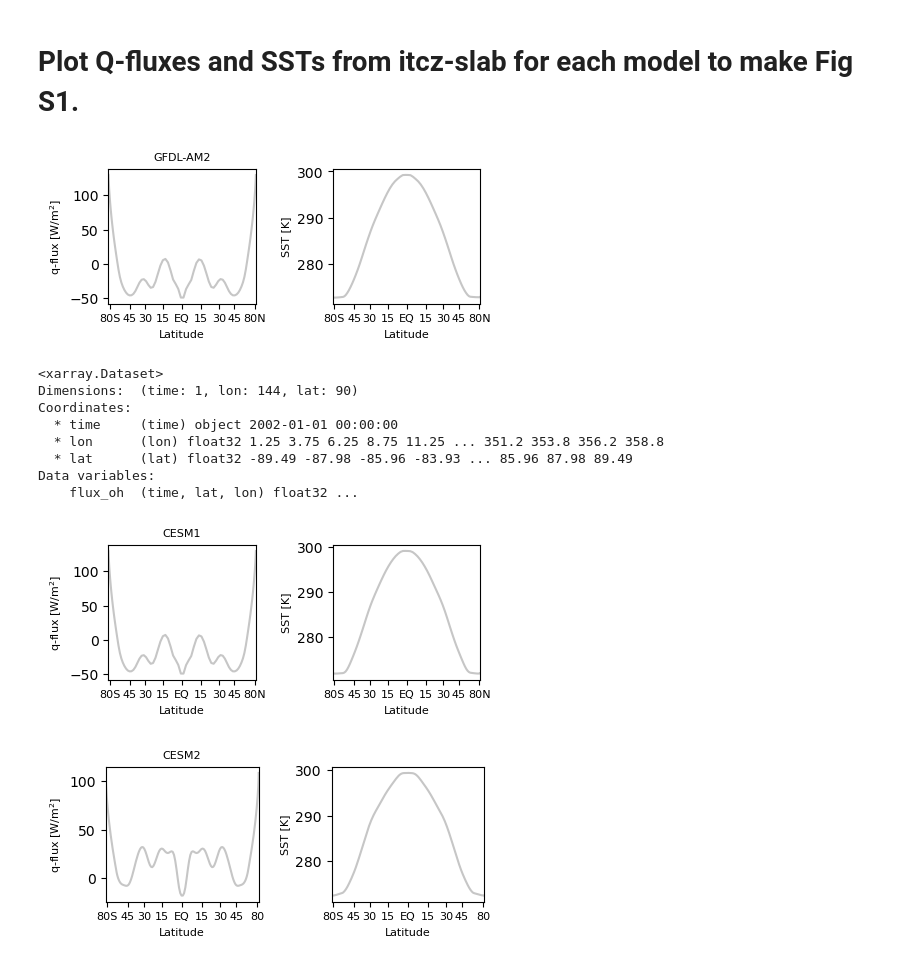
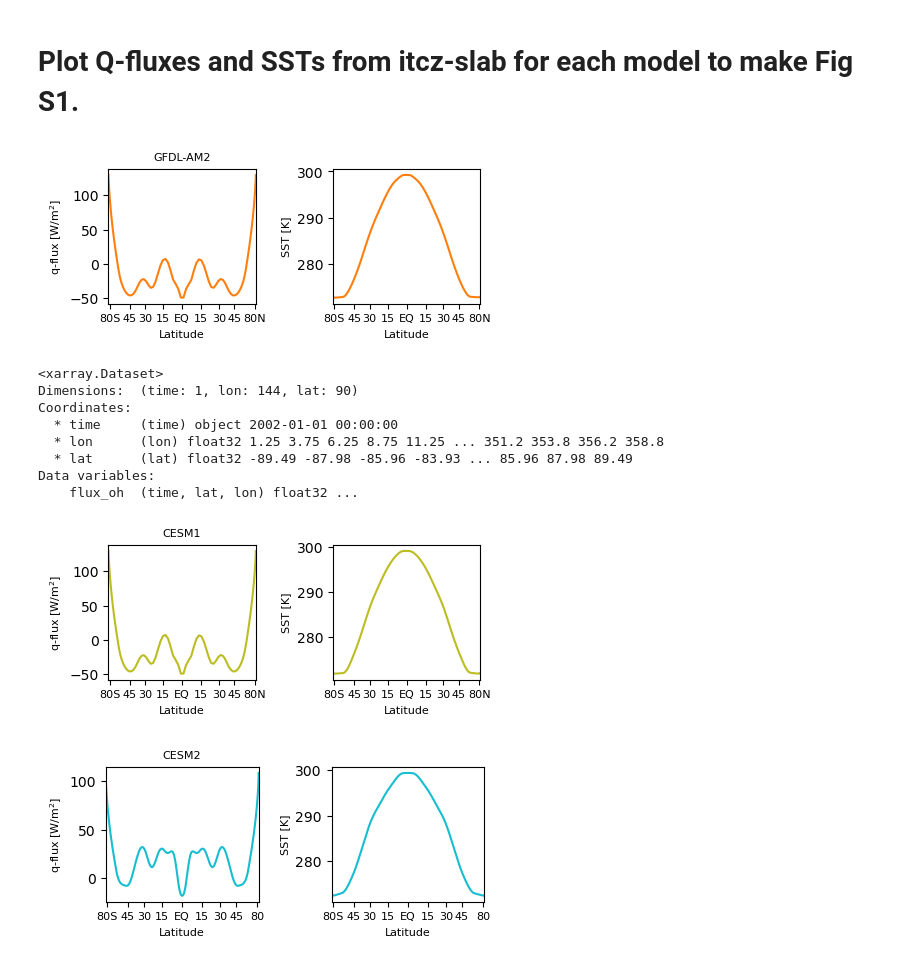
Before and after one commit to apendergrass/width-itcz-mip, a Jupyter notebook: plot-SST-F.ipynb, the cells around one changed output. Cells and saved outputs as stored; diff of their text form; code cells hidden in the pictures.

Commit message:
updated supp figure to debug notebook and also plot each mode's flux with correct color

```diff
--- a/plot-SST-F.ipynb
+++ b/plot-SST-F.ipynb
@@ -189,7 +181,7 @@ exp_plot_ctl = "itcz-slab"
 
 plot_xlim = 90
 # %%
-    data_ctl = ctl_data
+    #data_ctl = ctl_data
 
     plot_gm=False
     plot_xlim=plot_xlim
@@ -197,6 +189,9 @@ plot_xlim = 90
     unit_name=""
 # %% [markdown]
 # Plot Q-fluxes and SSTs from itcz-slab for each model to make Fig S1.
+# %%
+colors = {"GFDL-AM2": "tab:orange", "CESM1": "tab:olive", "CESM2-QOBS": "tab:cyan", "CESM2": "tab:cyan", "Isca": "tab:grey"}
+line_styles = {"GFDL-AM2": "-", "CESM1": "-", "CESM2-QOBS": "--", "CESM2": "-", "Isca": "-"}
 # %%
 model_list = ["GFDL-AM2", "CESM1", "CESM2", "Isca"]
 
@@ -331,7 +326,8 @@ ctl_data = data[model][exp_plot_ctl]
         for line in ax.lines:
             lab = line.get_label()
             if lab in A_labels:
-                line.set_color(A_colors[A_labels.index(lab)])
+                #line.set_color(A_colors[A_labels.index(lab)])
+                line.set_color(colors[model])
 
     axes[0].legend(fontsize=8, frameon=False)
     axes[0].legend().set_visible(False)
@@ -348,7 +344,7 @@ ctl_data = data[model][exp_plot_ctl]
 
     plt.savefig(os.path.join(fig_dir, "gfdl-qflux.eps"))
 # %% [output]
-[figure, old version]
+[figure, new version]
 # %%
 model_list = ["GFDL-AM2", "CESM1", "CESM2", "Isca"]
 
@@ -483,7 +479,7 @@ ds3 = xr.open_dataset("./data/CESM1/ctl-slab-sst.nc")
         for line in ax.lines:
             lab = line.get_label()
             if lab in A_labels:
-                line.set_color(A_colors[A_labels.index(lab)])
+                line.set_color(colors[model])
 
     axes[0].legend(fontsize=8, frameon=False)
     axes[0].legend().set_visible(False)
@@ -500,7 +496,7 @@ ds3 = xr.open_dataset("./data/CESM1/ctl-slab-sst.nc")
 
     plt.savefig(os.path.join(fig_dir, "cesm1-qflux.eps"))
 # %% [output]
-[figure, old version]
+[figure, new version]
 # %%
 ds2 = xr.open_dataset("data/CESM2/qflux-uniform.nc")
 # %%
@@ -611,7 +607,7 @@ if var_plot is None:
         for line in ax.lines:
             lab = line.get_label()
             if lab in A_labels:
-                line.set_color(A_colors[A_labels.index(lab)])
+                line.set_color(colors[model])
 
     axes[0].legend(fontsize=8, frameon=False)
     axes[0].legend().set_visible(False)
@@ -665,32 +661,32 @@ if var_plot is None:
 
     #axes[0].set_ylabel("Precipitation [mm day$^{-1}$]",fontsize=8)
 
     for ax in axes[:]:
         for line in ax.lines:
             lab = line.get_label()
             if lab in A_labels:
-                line.set_color(A_colors[A_labels.index(lab)])
+                line.set_color(colors[model])
 
     axes[0].legend(fontsize=8, frameon=False)
     axes[0].legend().set_visible(False)
 
 
     axes[0].set_ylabel("q-flux [W/m$^2$]",fontsize=8)
 
     axes[1].set_ylabel("SST [K]",fontsize=8)
 
 
 
     plt.tight_layout()
 
 
 
 
 
 
     plt.tight_layout()
 
 
     plt.savefig(os.path.join(fig_dir, "cesm2-qflux.eps"))
 # %% [output]
-[figure, old version]
+[figure, new version]
```
Also changed, not shown: parts of 5 cells of this notebook, 4 other files.
